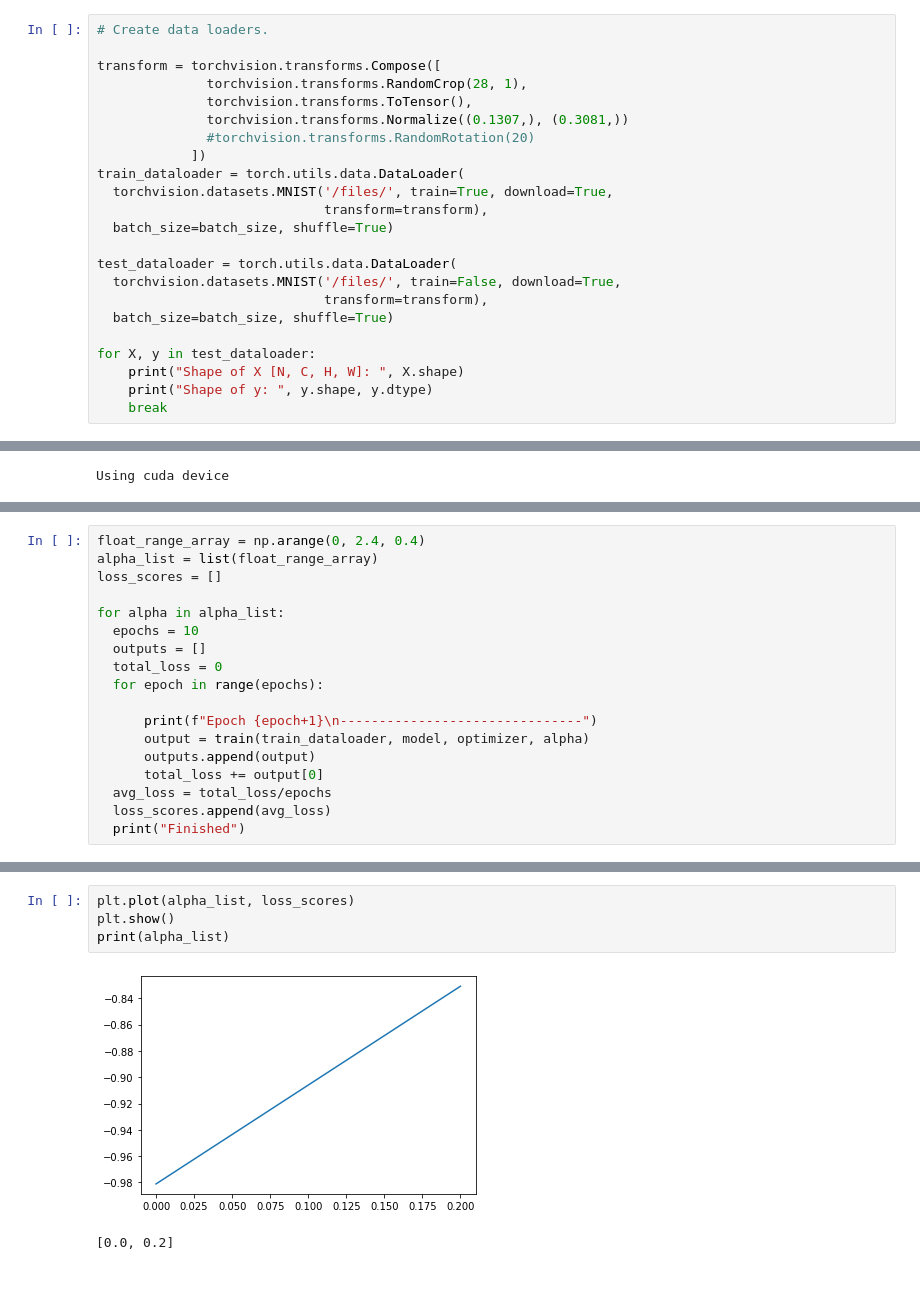
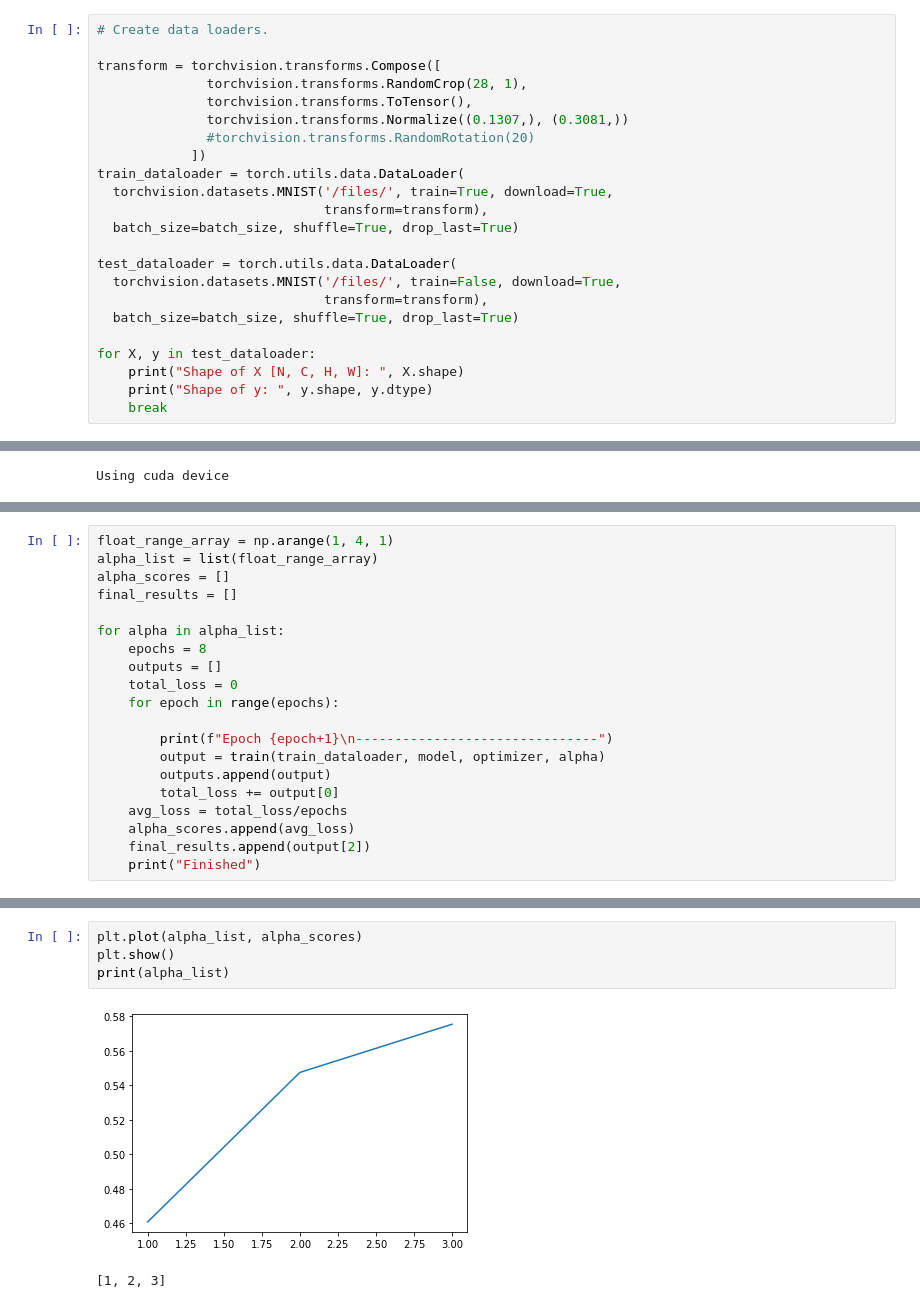
Before and after one commit to darioshehni/bsc-thesis-capnet, a Jupyter notebook: network.ipynb, the cells around one changed output, grey strips where cells are left out. Cells and saved outputs as stored; diff of their text form; blank space fills up the shorter version.

```diff
--- a/network.ipynb
+++ b/network.ipynb
@@ -33,12 +33,12 @@ transform = torchvision.transforms.Compose([
 train_dataloader = torch.utils.data.DataLoader(
   torchvision.datasets.MNIST('/files/', train=True, download=True,
                              transform=transform),
-  batch_size=batch_size, shuffle=True)
+  batch_size=batch_size, shuffle=True, drop_last=True)
 
 test_dataloader = torch.utils.data.DataLoader(
   torchvision.datasets.MNIST('/files/', train=False, download=True,
                              transform=transform),
-  batch_size=batch_size, shuffle=True)
+  batch_size=batch_size, shuffle=True, drop_last=True)
 
 for X, y in test_dataloader:
     print("Shape of X [N, C, H, W]: ", X.shape)
@@ -151,22 +170,24 @@ def train(dataloader, model, optimizer, alpha):
     return np.array([loss.item(), x, x_rec])
 # %%
-float_range_array = np.arange(0, 2.4, 0.4)
+float_range_array = np.arange(1, 4, 1)
 alpha_list = list(float_range_array)
-loss_scores = []
+alpha_scores = []
+final_results = []
 
 for alpha in alpha_list:
-  epochs = 10
-  outputs = []
-  total_loss = 0
-  for epoch in range(epochs):
+    epochs = 8
+    outputs = []
+    total_loss = 0
+    for epoch in range(epochs):
 
-      print(f"Epoch {epoch+1}\n-------------------------------")
-      output = train(train_dataloader, model, optimizer, alpha)
-      outputs.append(output)
-      total_loss += output[0]
-  avg_loss = total_loss/epochs
-  loss_scores.append(avg_loss)
-  print("Finished")
+        print(f"Epoch {epoch+1}\n-------------------------------")
+        output = train(train_dataloader, model, optimizer, alpha)
+        outputs.append(output)
+        total_loss += output[0]
+    avg_loss = total_loss/epochs
+    alpha_scores.append(avg_loss)
+    final_results.append(output[2])
+    print("Finished")
 # %% [output]
 Epoch 1
 -------------------------------
@@ -206,7 +227,7 @@ for k in range(0, epochs, 5):
 # %%
-plt.plot(alpha_list, loss_scores)
+plt.plot(alpha_list, alpha_scores)
 plt.show()
 print(alpha_list)
 # %% [output]
-[figure, old version]
+[figure, new version]
-[0.0, 0.2]
+[1, 2, 3]
```
Also changed, not shown: parts of 5 cells of this notebook.
